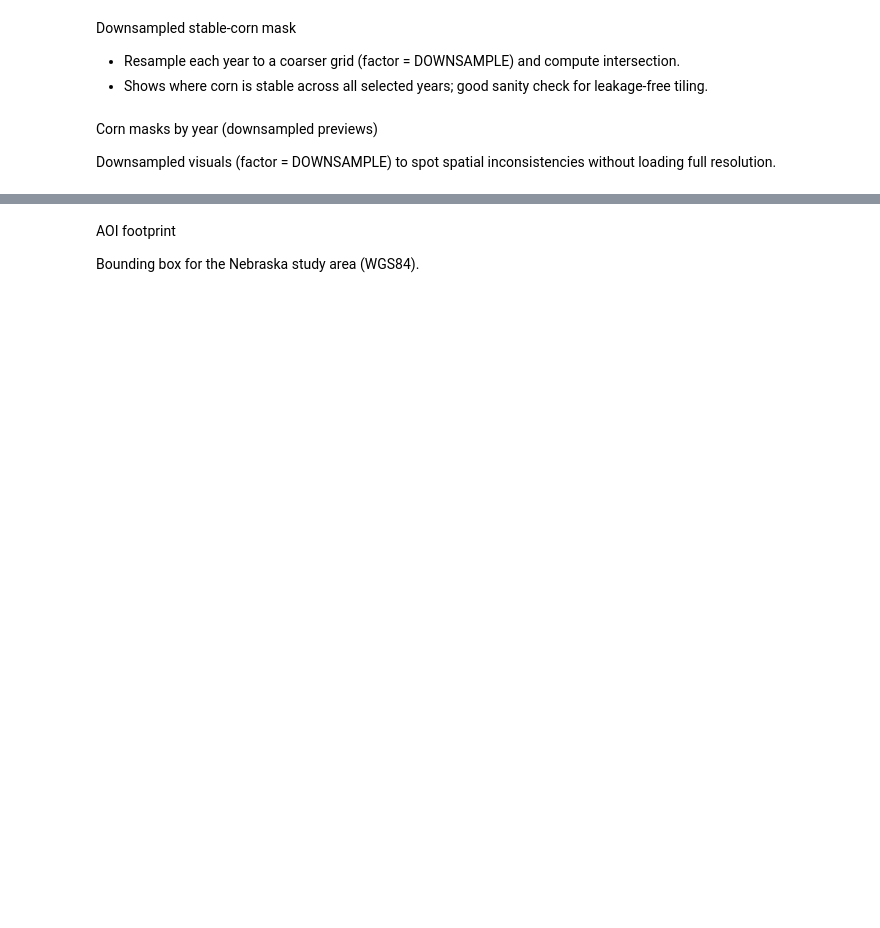
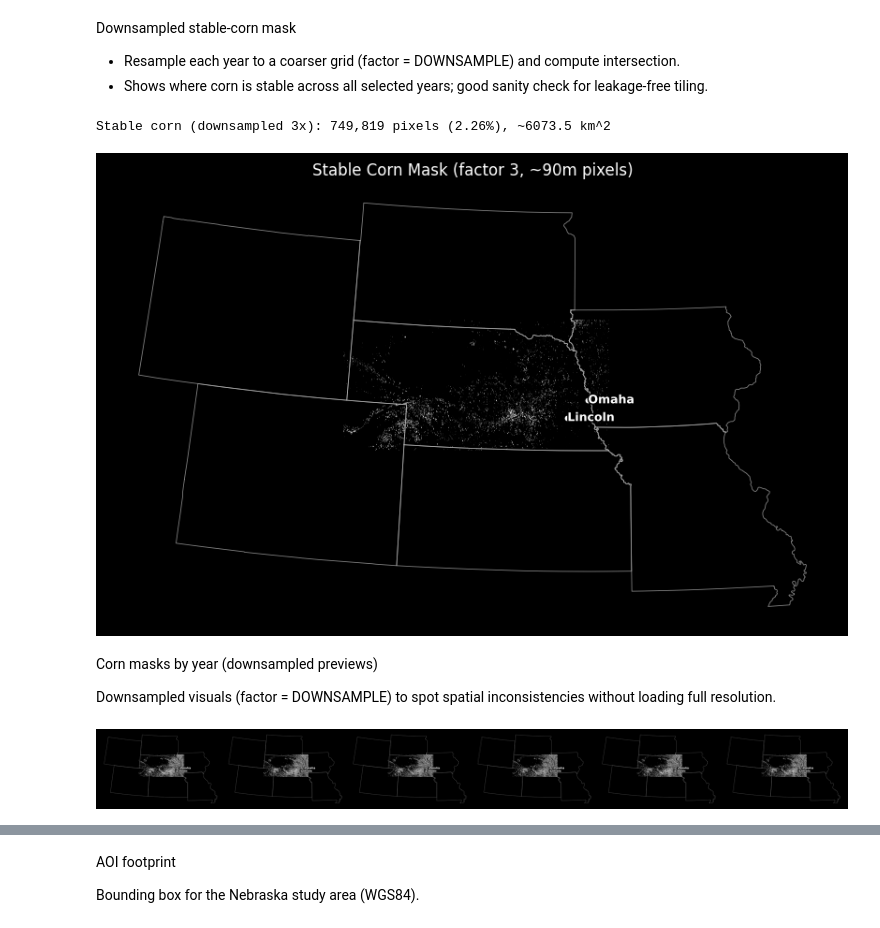
Before and after one commit to hmeyer8/Nitrogen-Deficiency, a Jupyter notebook: notebooks/01_explore_cdl.ipynb, the cells around one changed output, grey strips where cells are left out. Drawn from its saved outputs; the diff is of its cells as text; code cells hidden in the pictures; blank space fills up the shorter version.

Commit message:
update to the corn_mask map

```diff
--- a/notebooks/01_explore_cdl.ipynb
+++ b/notebooks/01_explore_cdl.ipynb
@@ -71,51 +154,85 @@ Downsampled stable-corn mask
 - Resample each year to a coarser grid (factor = DOWNSAMPLE) and compute intersection.
 - Shows where corn is stable across all selected years; good sanity check for leakage-free tiling.
 # %%
-def build_stable_mask_downsample(years, factor=DOWNSAMPLE, corn_class=CORN_CLASS):
-    with rasterio.open(CDL_DIR / f"cdl_NE_{years[0]}.tif") as base:
-        out_h = base.height // factor
-        out_w = base.width // factor
+
+def compute_window_and_shape(factor=DOWNSAMPLE, aoi=AOI_FOR_STATS):
+    with rasterio.open(CDL_DIR / f"cdl_NE_{YEARS[0]}.tif") as base:
+        if aoi is not None:
+            bounds_proj = transform_bounds(CRS.from_epsg(4326), base.crs, *aoi, densify_pts=21)
+            window = from_bounds(*bounds_proj, transform=base.transform)
+        else:
+            window = None
+        base_h = window.height if window else base.height
+        base_w = window.width if window else base.width
+        out_h = int(np.ceil(base_h / factor))
+        out_w = int(np.ceil(base_w / factor))
+        base_transform = base.window_transform(window) if window else base.transform
+        scale_x = base_w / out_w
+        scale_y = base_h / out_h
+        out_transform = base_transform * Affine.scale(scale_x, scale_y)
+        out_crs = base.crs
+    return window, out_h, out_w, out_transform, out_crs
+
+
+def build_stable_mask_downsample(years, factor=DOWNSAMPLE, corn_class=CORN_CLASS, aoi=AOI_FOR_STATS):
+    window, out_h, out_w, out_transform, out_crs = compute_window_and_shape(factor=factor, aoi=aoi)
     stable = None
     for y in years:
         with rasterio.open(CDL_DIR / f"cdl_NE_{y}.tif") as src:
             data = src.read(
                 1,
+                window=window,
                 out_shape=(out_h, out_w),
                 resampling=Resampling.nearest,
             )
             mask = data == corn_class
             stable = mask if stable is None else (stable & mask)
-    return stable
+    return stable, out_transform, out_crs
 
-stable_mask_ds = build_stable_mask_downsample(YEARS)
+
+stable_mask_ds, stable_transform, stable_crs = build_stable_mask_downsample(YEARS)
 stable_count = stable_mask_ds.sum()
 stable_pct = stable_count / stable_mask_ds.size * 100
 stable_area_km2 = stable_count * 900 * (DOWNSAMPLE ** 2) / 1e6
 print(f"Stable corn (downsampled {DOWNSAMPLE}x): {stable_count:,} pixels ({stable_pct:.2f}%), ~{stable_area_km2:.1f} km^2")
 
-plt.figure(figsize=(8, 8))
-plt.imshow(stable_mask_ds, cmap="gray")
-plt.title(f"Stable Corn Mask (factor {DOWNSAMPLE}, ~{30*DOWNSAMPLE}m pixels)")
-plt.axis("off")
+states_for_stable = load_state_boundaries(stable_crs)
+
+fig, ax = plt.subplots(figsize=(8, 8))
+fig.patch.set_facecolor("black")
+ax.set_facecolor("black")
+ax.imshow(stable_mask_ds, cmap="gray")
+plot_state_boundaries(ax, states_for_stable, stable_transform)
+plot_city_waypoints(ax, stable_transform, stable_crs, stable_mask_ds.shape)
+ax.set_title(f"Stable Corn Mask (factor {DOWNSAMPLE}, ~{30*DOWNSAMPLE}m pixels)", color="white")
+ax.axis("off")
+fig.subplots_adjust(left=0.01, right=0.99, top=0.99, bottom=0.01)
 plt.show()
+# %% [output]
+Stable corn (downsampled 3x): 749,819 pixels (2.26%), ~6073.5 km^2
+[figure, added]
 # %% [markdown]
 Corn masks by year (downsampled previews)
 
 Downsampled visuals (factor = DOWNSAMPLE) to spot spatial inconsistencies without loading full resolution.
 # %%
-with rasterio.open(CDL_DIR / f"cdl_NE_{YEARS[0]}.tif") as src0:
-    out_h = src0.height // DOWNSAMPLE
-    out_w = src0.width // DOWNSAMPLE
 
-fig, axes = plt.subplots(1, len(YEARS), figsize=(3 * len(YEARS), 4))
+window, out_h, out_w, out_transform, out_crs = compute_window_and_shape(DOWNSAMPLE, AOI_FOR_STATS)
+states_for_preview = load_state_boundaries(out_crs)
+
+fig, axes = plt.subplots(1, len(YEARS), figsize=(5.2 * len(YEARS), 5.4), constrained_layout=False)
+fig.patch.set_facecolor("black")
 for i, y in enumerate(YEARS):
     with rasterio.open(CDL_DIR / f"cdl_NE_{y}.tif") as src:
-        data = src.read(1, out_shape=(out_h, out_w), resampling=Resampling.nearest)
+        data = src.read(1, window=window, out_shape=(out_h, out_w), resampling=Resampling.nearest)
         corn_mask = data == CORN_CLASS
         ax = axes[i]
+        ax.set_facecolor("black")
         ax.imshow(corn_mask, cmap="gray")
-        ax.set_title(f"Corn {y}")
+        plot_state_boundaries(ax, states_for_preview, out_transform, lw=0.6, alpha=0.6)
+        plot_city_waypoints(ax, out_transform, out_crs, corn_mask.shape, size=18, dx=6, dy=-7, text_size=7, stroke=1.2)
         ax.axis("off")
-plt.suptitle(f"CDL Corn Masks (downsample {DOWNSAMPLE}x, ~{30*DOWNSAMPLE}m)", y=1.02)
-plt.tight_layout()
+plt.subplots_adjust(left=0, right=1, top=1, bottom=0, wspace=0, hspace=0)
 plt.show()
+# %% [output]
+[figure, added]
```
Also changed, not shown: parts of 6 cells of this notebook.
